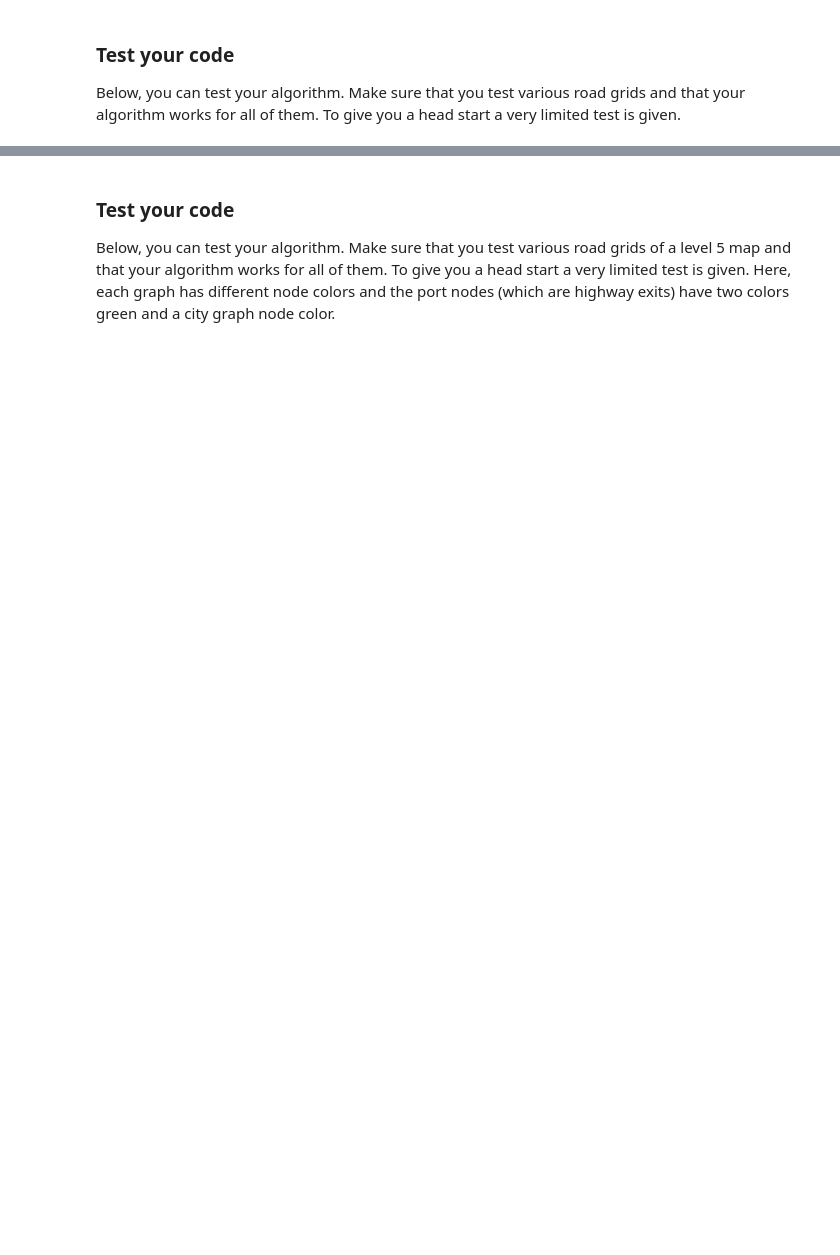
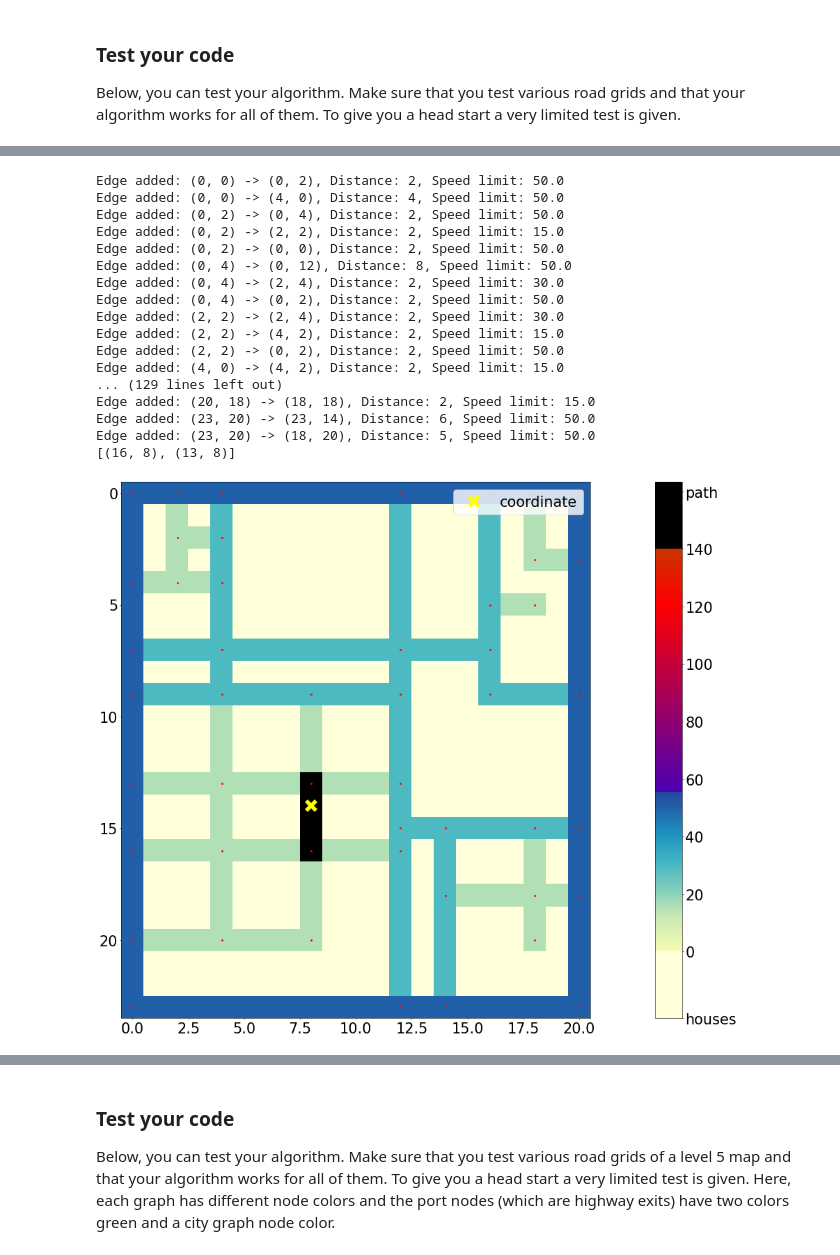
Before and after one commit to BerendKerkvliet12/Algo2024-2, a Jupyter notebook: Assignment2/assignment2.ipynb, the cells around one changed output, grey strips where cells are left out. Drawn from its saved outputs; the diff is of its cells as text; code cells hidden in the pictures; blank space fills up the shorter version.

```diff
--- a/Assignment2/assignment2.ipynb
+++ b/Assignment2/assignment2.ipynb
@@ -1073,4 +1077,6 @@ class BFSSolverFastestPath(BFSSolverShortestPath):
         :return: The cost to reach the node.
         :rtype: float
         """
-        raise NotImplementedError("Please complete this method")
+        effective_speed = min(vehicle_speed, speed_limit)
+        travel_time = distance / effective_speed
+        return self.history[previous_node][1] + travel_time
@@ -1123,4 +1150,34 @@ def coordinate_to_node(map_, graph, coordinate):
     :return: This returns a list of closest nodes which contains either 1 or 2 nodes.
     :rtype: list[tuple[int]]
     """
-    raise NotImplementedError("Please complete this method")
+    if coordinate in graph.adjacency_list:
+        return [coordinate]
+
+    directions = [(0, 1), (1, 0), (0, -1), (-1, 0)]
+    closest_nodes = []
+    visited = set()
+    queue = deque([(coordinate, 0)])
+
+    while queue and len(closest_nodes) < 2:
+        current, dist = queue.popleft()
+        if current in visited:
+            continue
+        visited.add(current)
+
+        for direction in directions:
+            next_coord = list(current)
+            while 0 <= next_coord[0] < map_.shape[0] and 0 <= next_coord[1] < map_.shape[1]:
+                next_coord[0] += direction[0]
+                next_coord[1] += direction[1]
+                next_tuple = tuple(next_coord)
+                if map_[next_tuple[0], next_tuple[1]] == 0:
+                    break
+                if next_tuple in graph.adjacency_list:
+                    closest_nodes.append(next_tuple)
+                    break
+                if next_tuple not in visited:
+                    queue.append((next_tuple, dist + 1))
+            if len(closest_nodes) == 2:
+                break
+
+    return closest_nodes
@@ -1134,15 +1212,34 @@ map_ = Map(2, (1,3))
 # %%
 plt.matplotlib.rcParams['figure.dpi'] = max(50, map_.size ** 0.5 // 2)  # Number of pixels, therefore, the quality of the image. A large dpi is very slow.
 
 graph = Graph(map_)
-coordinate = (0,1)
+coordinate = (14,8)
 
 nodes = coordinate_to_node(map_, graph, coordinate)
-
+print(nodes)
 graph.show_coordinates(color='r', size=10)
 plt.plot(coordinate[1], coordinate[0], 'x', color="yellow", markersize=20, mew=8, label="coordinate")
 plt.legend(loc='upper right')
 map_.show(nodes, True)
+# %% [output]
+Edge added: (0, 0) -> (0, 2), Distance: 2, Speed limit: 50.0
+Edge added: (0, 0) -> (4, 0), Distance: 4, Speed limit: 50.0
+Edge added: (0, 2) -> (0, 4), Distance: 2, Speed limit: 50.0
+Edge added: (0, 2) -> (2, 2), Distance: 2, Speed limit: 15.0
+Edge added: (0, 2) -> (0, 0), Distance: 2, Speed limit: 50.0
+Edge added: (0, 4) -> (0, 12), Distance: 8, Speed limit: 50.0
+Edge added: (0, 4) -> (2, 4), Distance: 2, Speed limit: 30.0
+Edge added: (0, 4) -> (0, 2), Distance: 2, Speed limit: 50.0
+Edge added: (2, 2) -> (2, 4), Distance: 2, Speed limit: 30.0
+Edge added: (2, 2) -> (4, 2), Distance: 2, Speed limit: 15.0
+Edge added: (2, 2) -> (0, 2), Distance: 2, Speed limit: 50.0
+Edge added: (4, 0) -> (4, 2), Distance: 2, Speed limit: 15.0
+... (129 lines left out)
+Edge added: (20, 18) -> (18, 18), Distance: 2, Speed limit: 15.0
+Edge added: (23, 20) -> (23, 14), Distance: 6, Speed limit: 50.0
+Edge added: (23, 20) -> (18, 20), Distance: 5, Speed limit: 50.0
+[(16, 8), (13, 8)]
+[figure, added]
 # %% [markdown]
 ## 2.2 Hierarchical Graph Representations
 
```
Also changed, not shown: parts of 15 cells of this notebook, 2 other files.
